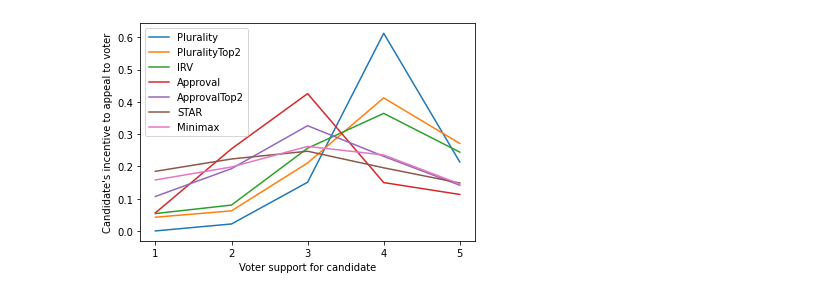
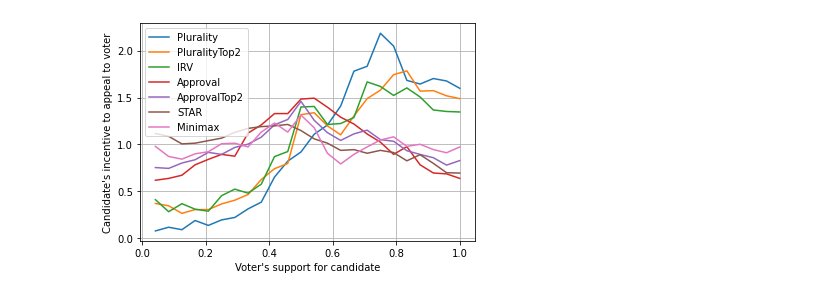
Before and after one commit to electionscience/vse-sim, a Jupyter notebook: CIDresultsgen.ipynb, the cells around one changed output. Saved outputs shown, nothing was run; the diff lists cells and outputs as text; code cells hidden in the pictures.

```diff
--- a/CIDresultsgen.ipynb
+++ b/CIDresultsgen.ipynb
@@ -41,6 +60,7 @@ mw2winners.chart()
 # %%
-utilsw = CID(KSModel(), [Plurality, PluralityTop2, IRV, (Approval, Approval.zeroInfoBallot), (ApprovalTop2, ApprovalTop2.zeroInfoBallot), STAR, Minimax],
-             35, 6, 1000, sorter=utilDeviation)
-utilsw.chart()
+swAffinity = CID(KSModel(), [Plurality, PluralityTop2, IRV, (Approval, Approval.zeroInfoBallot), (ApprovalTop2, ApprovalTop2.zeroInfoBallot), STAR, Minimax],
+             72, 6, 2000, sorter=candAffinity)
+swAffinity.saveFile("candAffinity", False)
+swAffinity.chart()
 # %% [output]
-[figure, old version]
+[figure, new version]
```
Also changed, not shown: parts of 33 cells of this notebook, 19 other files.
